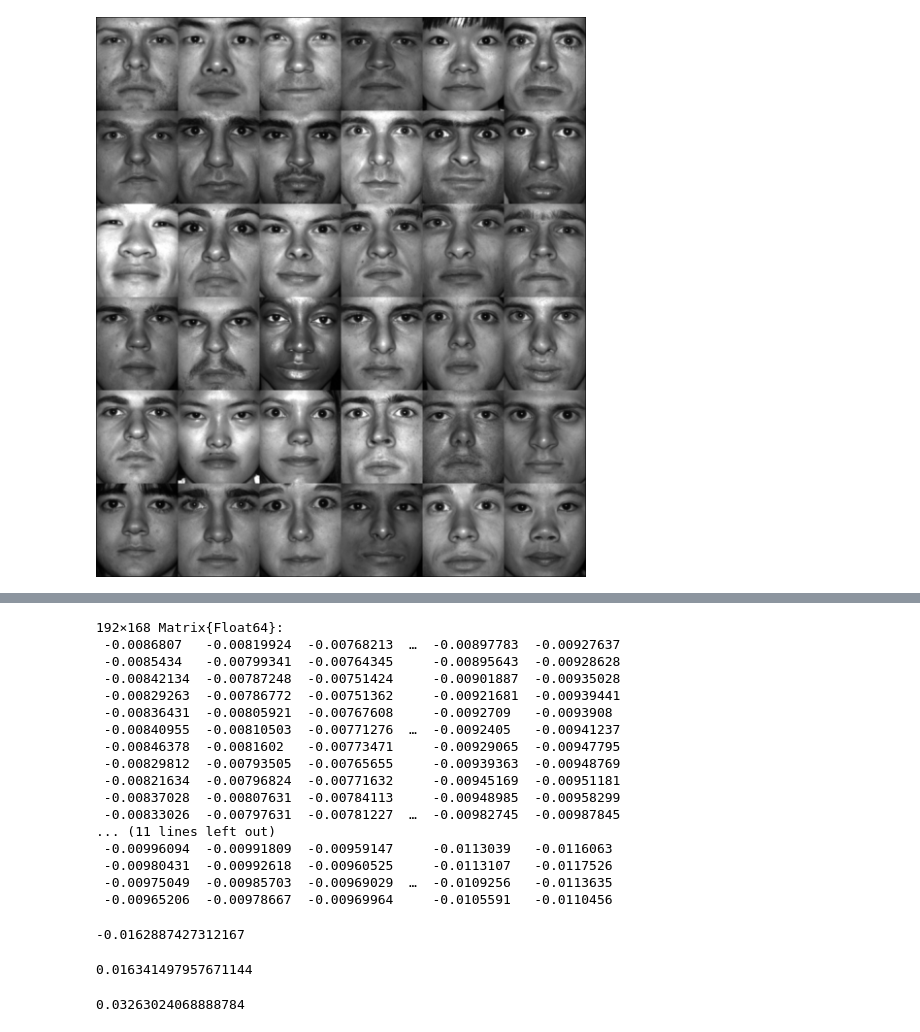
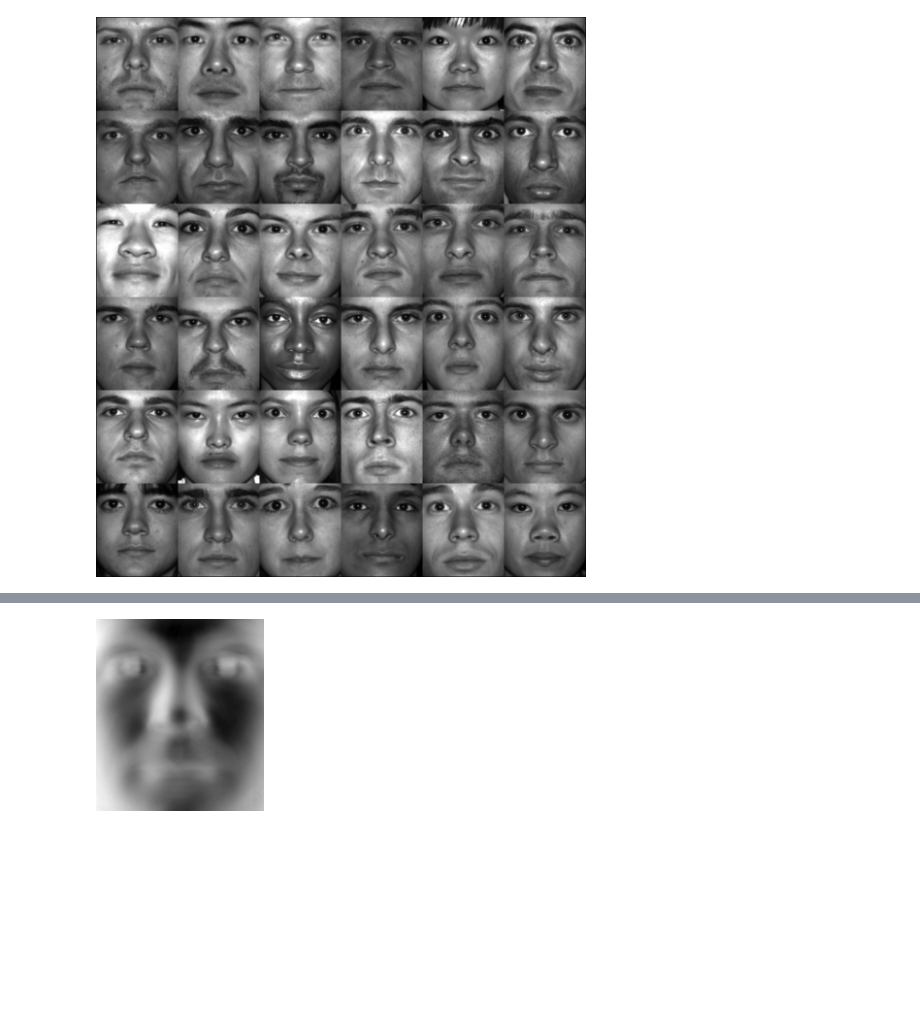
Before and after one commit to mcccccccccccccccccccccccccccccc/BME-574-2024, a Jupyter notebook: faces_class.ipynb, the cells around one changed output, grey strips where cells are left out. Cells and saved outputs as stored; diff of their text form; code cells hidden in the pictures; blank space fills up the shorter version.

```diff
--- a/faces_class.ipynb
+++ b/faces_class.ipynb
@@ -218,32 +242,6 @@ plot(s)
 # %%
 eigenface = reshape(u[:,1],(192,168))
+eigenface_scaled = (eigenface .- minimum(eigenface))./(maximum(eigenface)-minimum(eigenface))
+Gray.(eigenface_scaled)
 # %% [output]
-192×168 Matrix{Float64}:
- -0.0086807   -0.00819924  -0.00768213  …  -0.00897783  -0.00927637
- -0.0085434   -0.00799341  -0.00764345     -0.00895643  -0.00928628
- -0.00842134  -0.00787248  -0.00751424     -0.00901887  -0.00935028
- -0.00829263  -0.00786772  -0.00751362     -0.00921681  -0.00939441
- -0.00836431  -0.00805921  -0.00767608     -0.0092709   -0.0093908
- -0.00840955  -0.00810503  -0.00771276  …  -0.0092405   -0.00941237
- -0.00846378  -0.0081602   -0.00773471     -0.00929065  -0.00947795
- -0.00829812  -0.00793505  -0.00765655     -0.00939363  -0.00948769
- -0.00821634  -0.00796824  -0.00771632     -0.00945169  -0.00951181
- -0.00837028  -0.00807631  -0.00784113     -0.00948985  -0.00958299
- -0.00833026  -0.00797631  -0.00781227  …  -0.00982745  -0.00987845
-... (11 lines left out)
- -0.00996094  -0.00991809  -0.00959147     -0.0113039   -0.0116063
- -0.00980431  -0.00992618  -0.00960525     -0.0113107   -0.0117526
- -0.00975049  -0.00985703  -0.00969029  …  -0.0109256   -0.0113635
- -0.00965206  -0.00978667  -0.00969964     -0.0105591   -0.0110456
+[figure, added]
-# %%
-minimum(eigenface)
-# %% [output]
--0.0162887427312167
-# %%
-maximum(eigenface)
-# %% [output]
-0.016341497957671144
-# %%
-maximum(eigenface)-minimum(eigenface)
-# %% [output]
-0.03263024068888784
```
Also changed, not shown: parts of 14 cells of this notebook.
